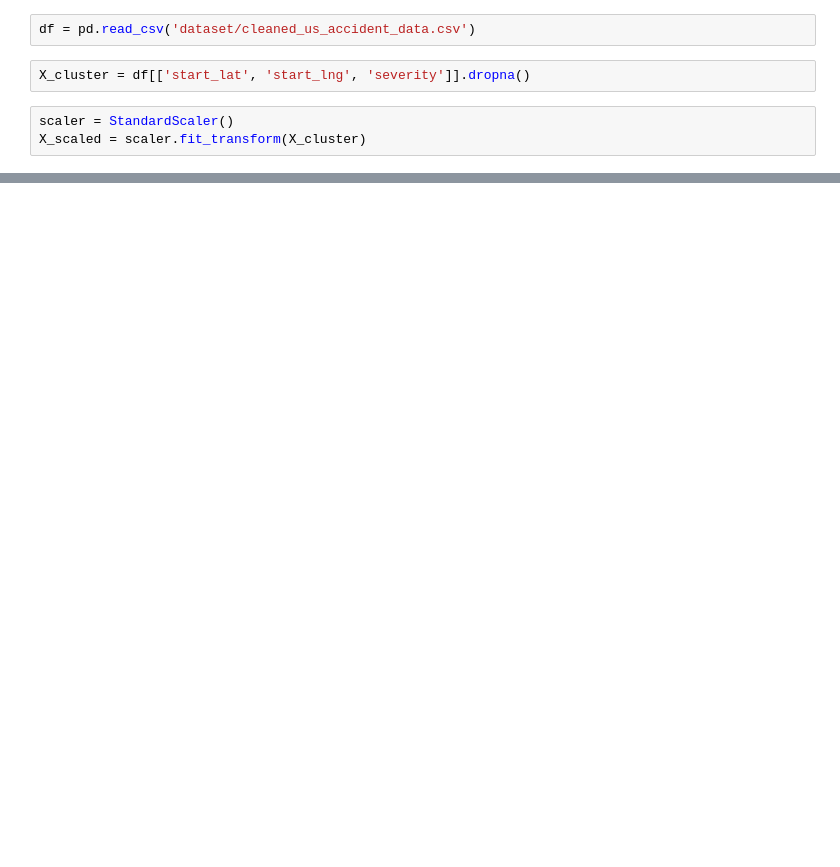
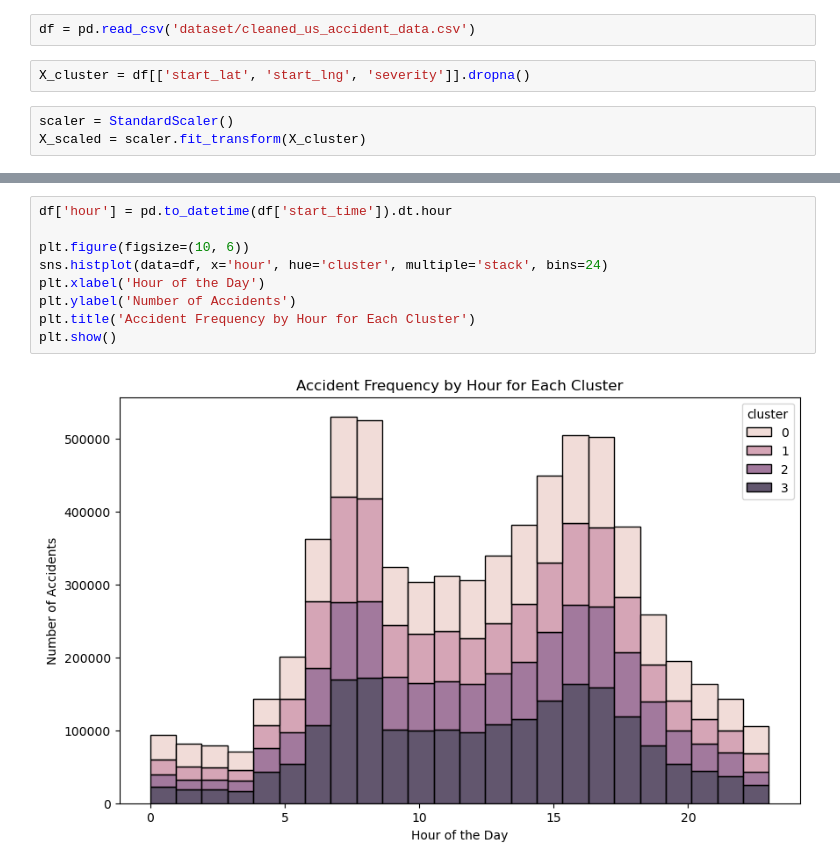
Before and after one commit to AnshMotwani/DM-Traffic-Accidents, a Jupyter notebook: Area_Detection_Kmeans.ipynb, the cells around one changed output, grey strips where cells are left out. Drawn from its saved outputs; the diff is of its cells as text; blank space fills up the shorter version.

```diff
--- a/Area_Detection_Kmeans.ipynb
+++ b/Area_Detection_Kmeans.ipynb
@@ -44,0 +124,11 @@ m
+# %%
+df['hour'] = pd.to_datetime(df['start_time']).dt.hour
+
+plt.figure(figsize=(10, 6))
+sns.histplot(data=df, x='hour', hue='cluster', multiple='stack', bins=24)
+plt.xlabel('Hour of the Day')
+plt.ylabel('Number of Accidents')
+plt.title('Accident Frequency by Hour for Each Cluster')
+plt.show()
+# %% [output]
+[figure, added]
```
Also changed, not shown: parts of 10 cells of this notebook, 1 other file.
